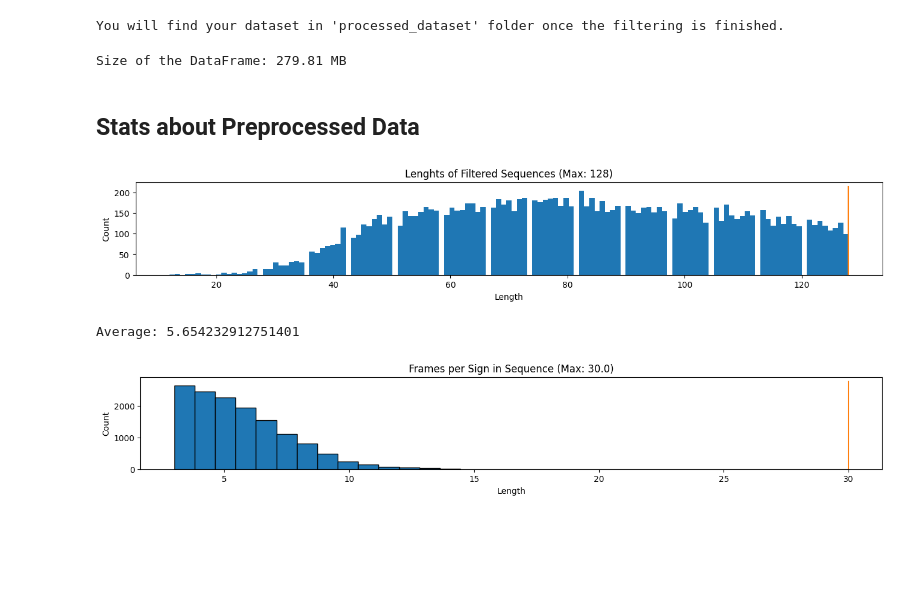
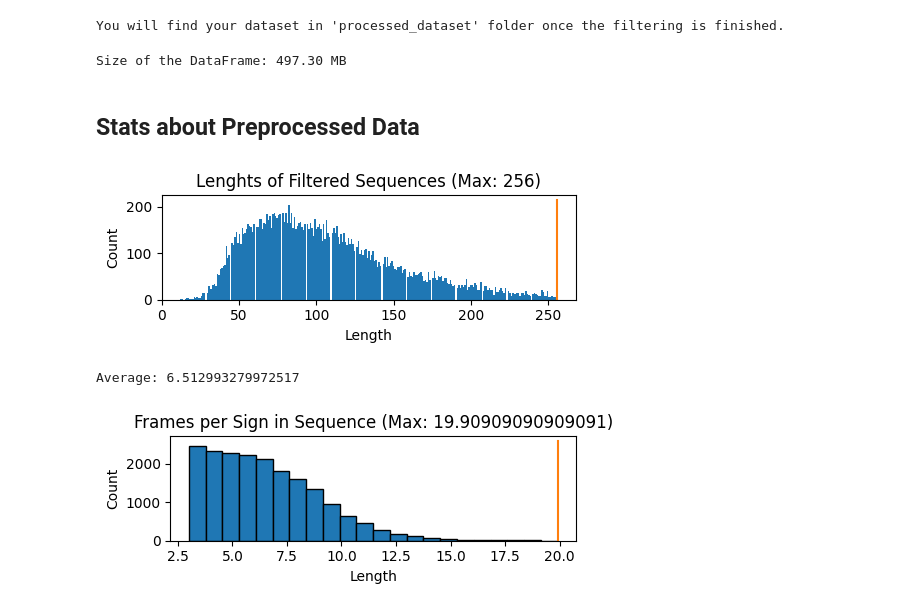
Before and after one commit to dancsomarci/asl-neural-graph-translation, a Jupyter notebook: continuous_fingerspelling/data_handling.ipynb, the cells around one changed output. Cells and saved outputs as stored; diff of their text form; code cells hidden in the pictures; blank space fills up the shorter version.

```diff
--- a/continuous_fingerspelling/data_handling.ipynb
+++ b/continuous_fingerspelling/data_handling.ipynb
@@ -372,7 +372,7 @@ index = {
 
 # index: file_id -> sequence_id -> {'signer_id': <id>, 'phrase': <'example phrase'>}
 # %%
-MAX_SEQ_LEN = 128
+MAX_SEQ_LEN = 256
 # %%
 data_folder = dataset_df.path.values[0].split("/")[0]
 parquet_files_folder = os.path.join(KAGGLE_DS_FOLDER, data_folder)
@@ -466,18 +466,18 @@ size_in_bytes = df.memory_usage(deep=True).sum()
 size_in_megabytes = size_in_bytes / (1024 ** 2)
 print(f"Size of the DataFrame: {size_in_megabytes:.2f} MB")
 # %% [output]
-Size of the DataFrame: 279.81 MB
+Size of the DataFrame: 497.30 MB
 # %% [markdown]
 ## Stats about Preprocessed Data
 # %%
 seq_lengths = [len(s) for s in saved_sequences]
-lengths_hist(seq_lengths, title="Lenghts of Filtered Sequences", figsize=(16,2))
+lengths_hist(seq_lengths, title="Lenghts of Filtered Sequences", figsize=(5,2))
 # %% [output]
-[figure, old version]
+[figure, new version]
 # %%
 seq_lengths = [len(s)/len(meta[1]) for s, meta in zip(saved_sequences, saved_metadata)]
 print(f"Average: {sum(seq_lengths)/len(seq_lengths)}")
-lengths_hist(seq_lengths, title="Frames per Sign in Sequence", figsize=(16,2))
+lengths_hist(seq_lengths, title="Frames per Sign in Sequence", figsize=(5,2))
 # %% [output]
-Average: 5.654232912751401
+Average: 6.512993279972517
-[figure, old version]
+[figure, new version]
```
Also changed, not shown: parts of 5 cells of this notebook.
